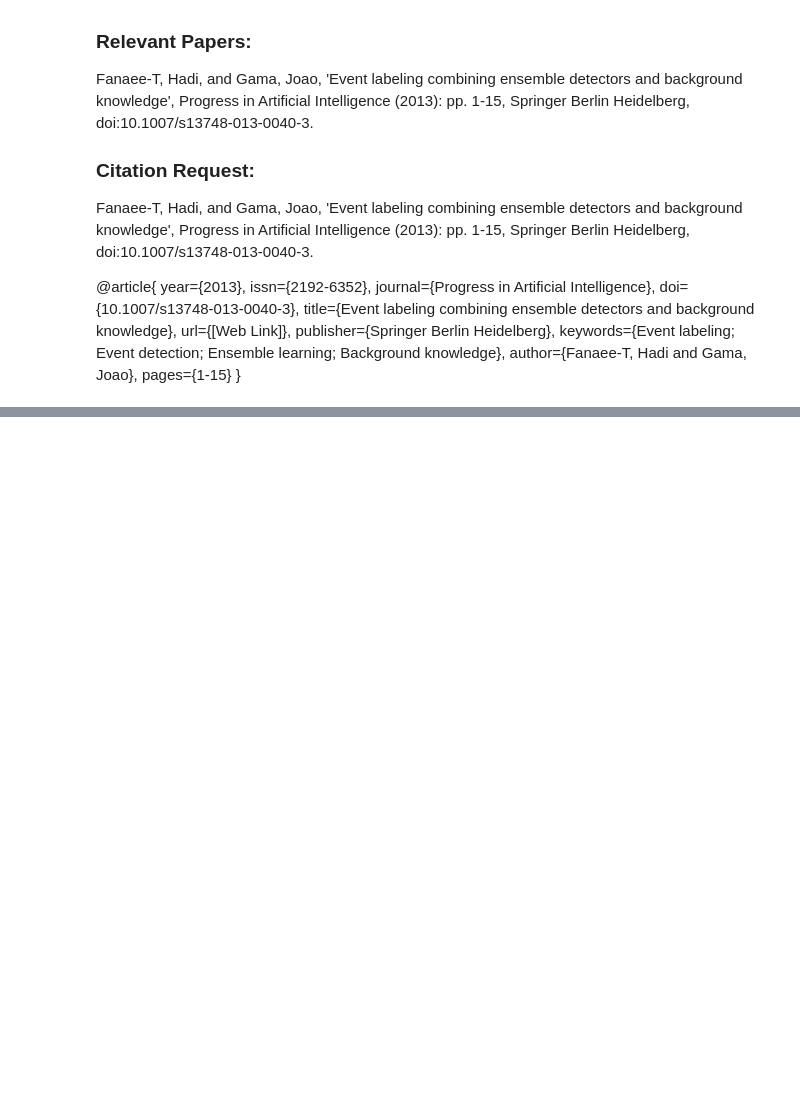
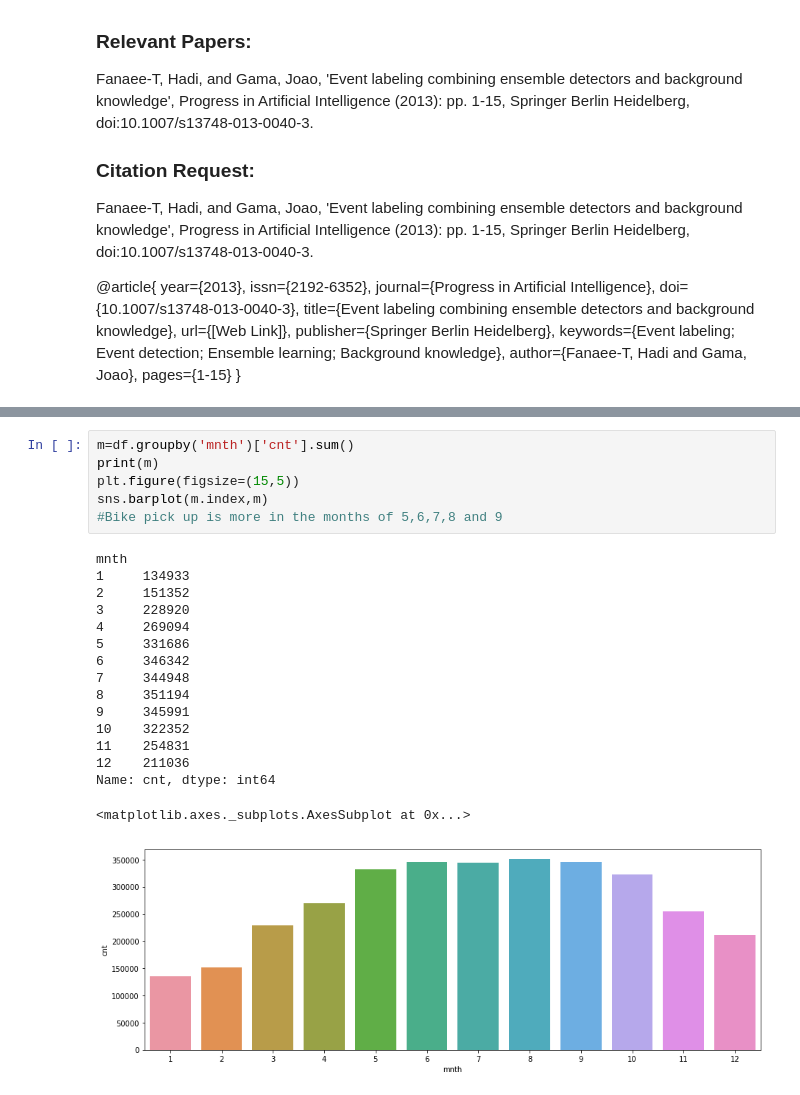
Before and after one commit to Saideepak-R/Bike-sharing, a Jupyter notebook: problem_statement.ipynb, the cells around one changed output, grey strips where cells are left out. Saved outputs shown, nothing was run; the diff lists cells and outputs as text; blank space fills up the shorter version.

```diff
--- a/problem_statement.ipynb
+++ b/problem_statement.ipynb
@@ -95,0 +244,23 @@ pages={1-15}
+# %%
+m=df.groupby('mnth')['cnt'].sum()
+print(m)
+plt.figure(figsize=(15,5))
+sns.barplot(m.index,m)
+#Bike pick up is more in the months of 5,6,7,8 and 9
+# %% [output]
+mnth
+1     134933
+2     151352
+3     228920
+4     269094
+5     331686
+6     346342
+7     344948
+8     351194
+9     345991
+10    322352
+11    254831
+12    211036
+Name: cnt, dtype: int64
+<matplotlib.axes._subplots.AxesSubplot at 0x...>
+[figure, added]
```
Also changed, not shown: parts of 28 cells of this notebook.
